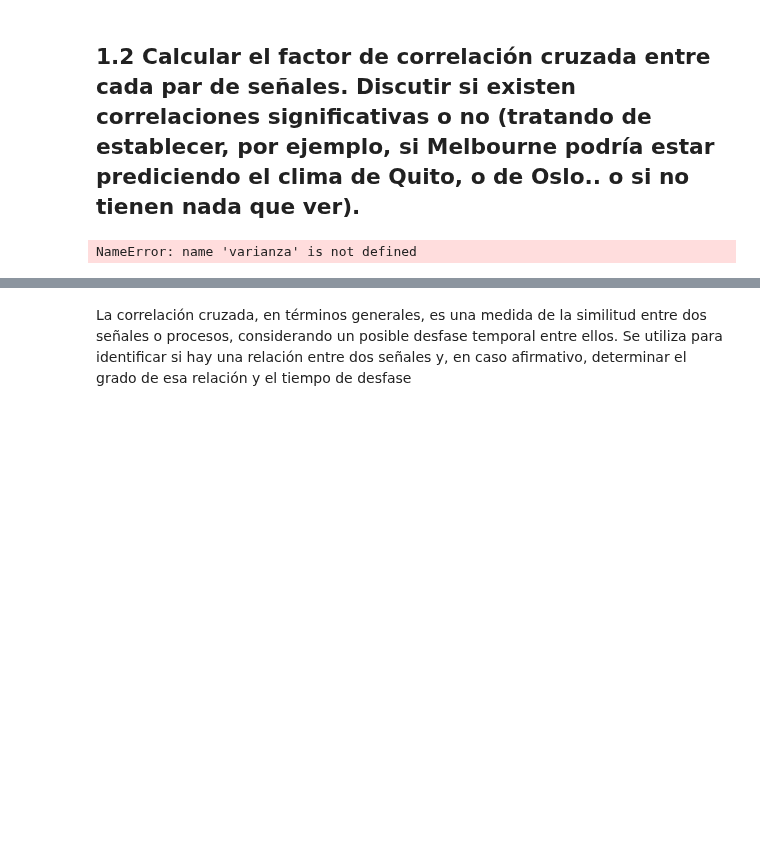
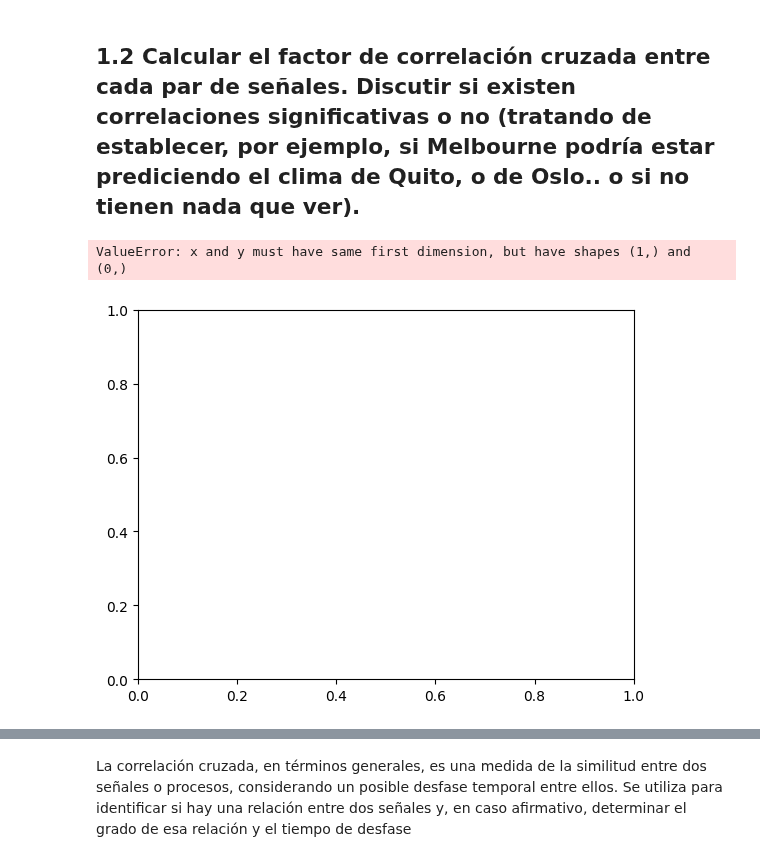
Before and after one commit to iroumec/TPE-TDI, a Jupyter notebook: deepnote/TPE/notebook.ipynb, the cells around one changed output, grey strips where cells are left out. Saved outputs shown, nothing was run; the diff lists cells and outputs as text; code cells hidden in the pictures; blank space fills up the shorter version.

```diff
--- a/deepnote/TPE/notebook.ipynb
+++ b/deepnote/TPE/notebook.ipynb
@@ -256,55 +254,69 @@ def get_varia
 # %%
-def get_factor_correlacion_cruzada(x, y, lag, promedio_x=None, promedio_y=None, desvio_x=None, desvio_y=None):
+def get_media(arr):
+    return sum(arr) / len(arr)
+
+def get_varianza(arr, m):
+    return sum((x - m) ** 2 for x in arr)
+
+def get_factor_correlacion_cruzada(x, y, lag):
 
     N = len(x)
 
-    if promedio_x is None:
-        promedio_x = calcular_promedio(x)
-    if promedio_y is None:
-        promedio_y = calcular_promedio(y)
-    if desvio_x is None:
-        desvio_x = calcular_desvio_estandar(x)
-    if desvio_y is None:
-        desvio_y = calcular_desvio_estandar(y)
-
-    varianza_x = pow(desvio_x, 2)
-    varianza_y = pow(desvio_y, 2)
+    promedio_x = get_media(x)
+    promedio_y = get_media(y)
 
     # Aplicamos el lag
     # Construimos listas desplazadas que tengan tamaño común
     if lag > 0:
         x_lag = x[lag:]
         y_lag = y[:N - lag]
     elif lag < 0:
         x_lag = x[:N + lag]
         y_lag = y[-lag:]
     else:
         x_lag = x
         y_lag = y
 
     # Numerador
     num = sum(
         (x_lag[i] - promedio_x) * (y_lag[i] - promedio_y)
         for i in range(len(x_lag))
     )
 
     # Denominador
-    denom_x = varianza(x_lag, promedio_x)
-    denom_y = varianza(y_lag, promedio_y)
+    denom_x = get_varianza(x_lag, promedio_x)
+    denom_y = get_varianza(y_lag, promedio_y)
 
     denom = (denom_x * denom_y) ** 0.5
 
     if denom == 0:
         return 0  # Evitar división por cero
 
     return num / denom
 
 # Ejemplo de uso
-x = cleaned_dataset_quito.values
-y = cleaned_dataset_melbourne.values
+quito_array = cleaned_dataset_quito["AvgTemperature"].values
+melbourne_array = cleaned_dataset_melbourne["AvgTemperature"].values
+oslo_array = cleaned_dataset_oslo["AvgTemperature"].values
 
-for lag in range(0, 365):
-    r = get_factor_correlacion_cruzada(x, y, lag, promedio_x=promedio_quito, promedio_y=promedio_melbourne, desvio_x=desvio_quito, desvio_y=desvio_melbourne)
-    print(f"Lag {lag}: {r:.3f}")
+def mostrar_grafico_de_correlacion(x, y, min_lag, max_lag):
+
+    lags = []
+    factores = []
+
+    for lag in range(min_lag, max_lag):
+        lags.append(lag)
+        r = get_factor_correlacion_cruzada(x, y, lag)
+        factores.append(r)
+
+    plt.plot(lag, factor)
+    plt.xlabel("Lag")
+    plt.ylabel("Factor de correlación cruzada")
+    plt.show()
+
+mostrar_grafico_de_correlacion(quito_array, melbourne_array, 0, 5840)
+mostrar_grafico_de_correlacion(quito_array, oslo_array, 0, 5840)
+mostrar_grafico_de_correlacion(melbourne_array, oslo_array, 0, 5840)
 # %% [output]
-NameError: name 'varianza' is not defined
+ValueError: x and y must have same first dimension, but have shapes (1,) and (0,)
+[figure, added]
```
Also changed, not shown: parts of 12 cells of this notebook.
